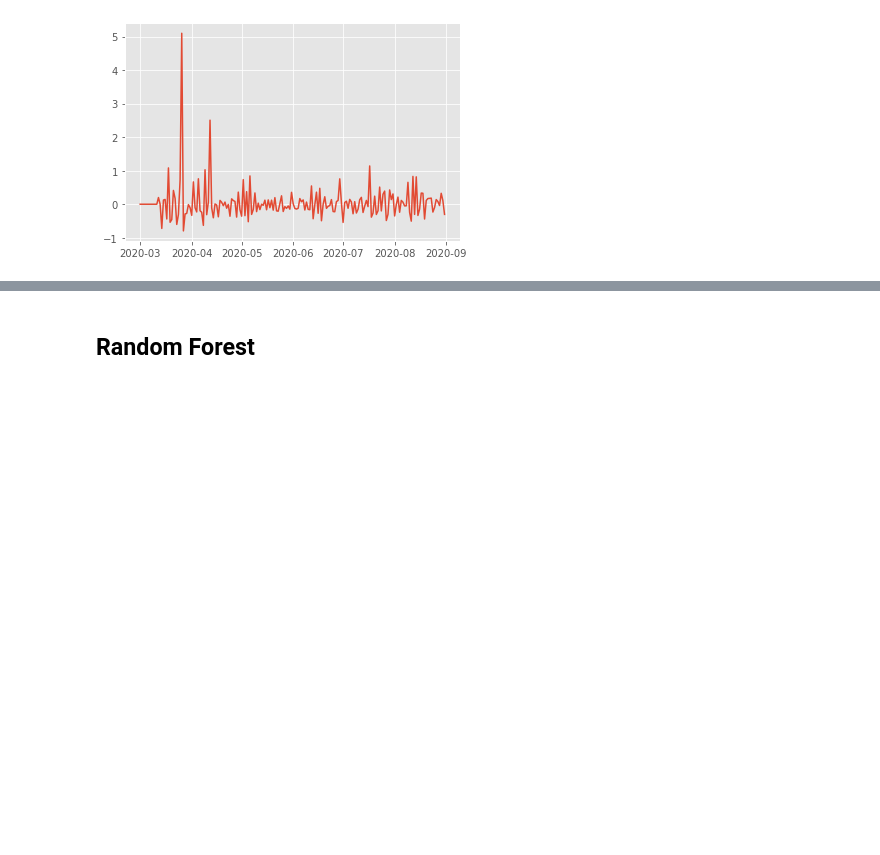
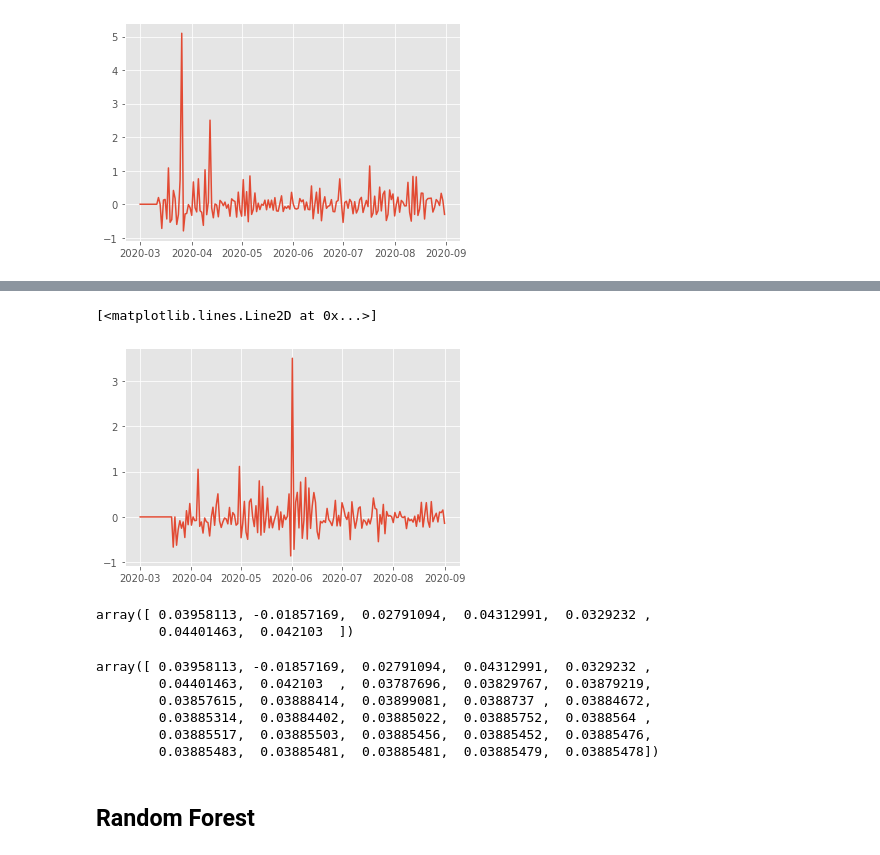
Before and after one commit to AP-2020-1S/covid-19-analiticapedictiva_ajsg, a Jupyter notebook: Entrega Analitica Predictiva.ipynb, the cells around one changed output, grey strips where cells are left out. Drawn from its saved outputs; the diff is of its cells as text; code cells hidden in the pictures; blank space fills up the shorter version.

```diff
--- a/Entrega Analitica Predictiva.ipynb
+++ b/Entrega Analitica Predictiva.ipynb
@@ -258,0 +246,5 @@ df_full.head()
+# %%
+plt.plot(df_full['fecha'],df_full['recuperados_diff'])
+# %% [output]
+[<matplotlib.lines.Line2D at 0x...>]
+[figure, added]
@@ -258,0 +267,5 @@ df_full.head()
+# %%
+yhat7
+# %% [output]
+array([ 0.03958113, -0.01857169,  0.02791094,  0.04312991,  0.0329232 ,
+        0.04401463,  0.042103  ])
@@ -259,3 +274,12 @@ df_full.head()
+# %%
+yhat30
+# %% [output]
+array([ 0.03958113, -0.01857169,  0.02791094,  0.04312991,  0.0329232 ,
+        0.04401463,  0.042103  ,  0.03787696,  0.03829767,  0.03879219,
+        0.03857615,  0.03888414,  0.03899081,  0.0388737 ,  0.03884672,
+        0.03885314,  0.03884402,  0.03885022,  0.03885752,  0.0388564 ,
+        0.03885517,  0.03885503,  0.03885456,  0.03885452,  0.03885476,
+        0.03885483,  0.03885481,  0.03885481,  0.03885479,  0.03885478])
 # %% [markdown]
 ## Random Forest
 # %% [markdown]
```
Also changed, not shown: parts of 16 cells of this notebook.
